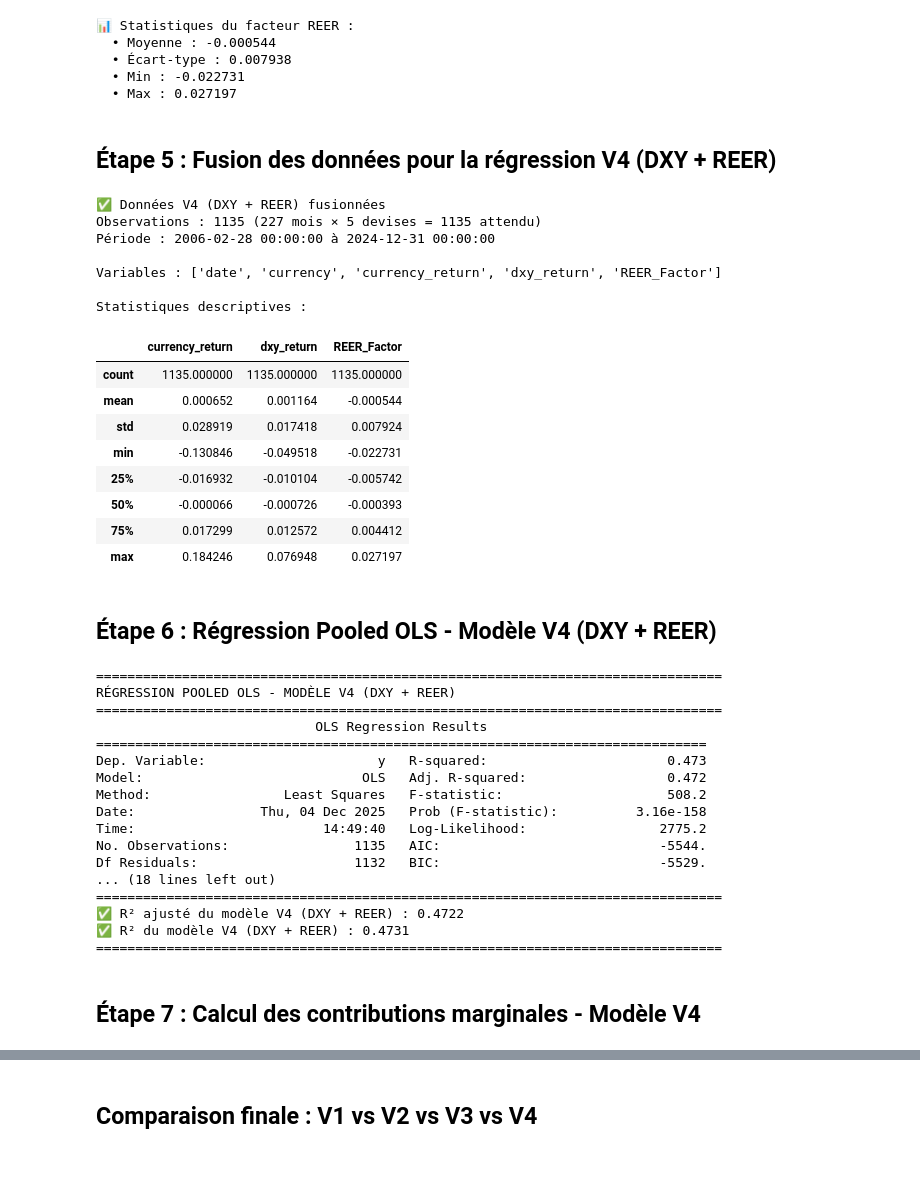
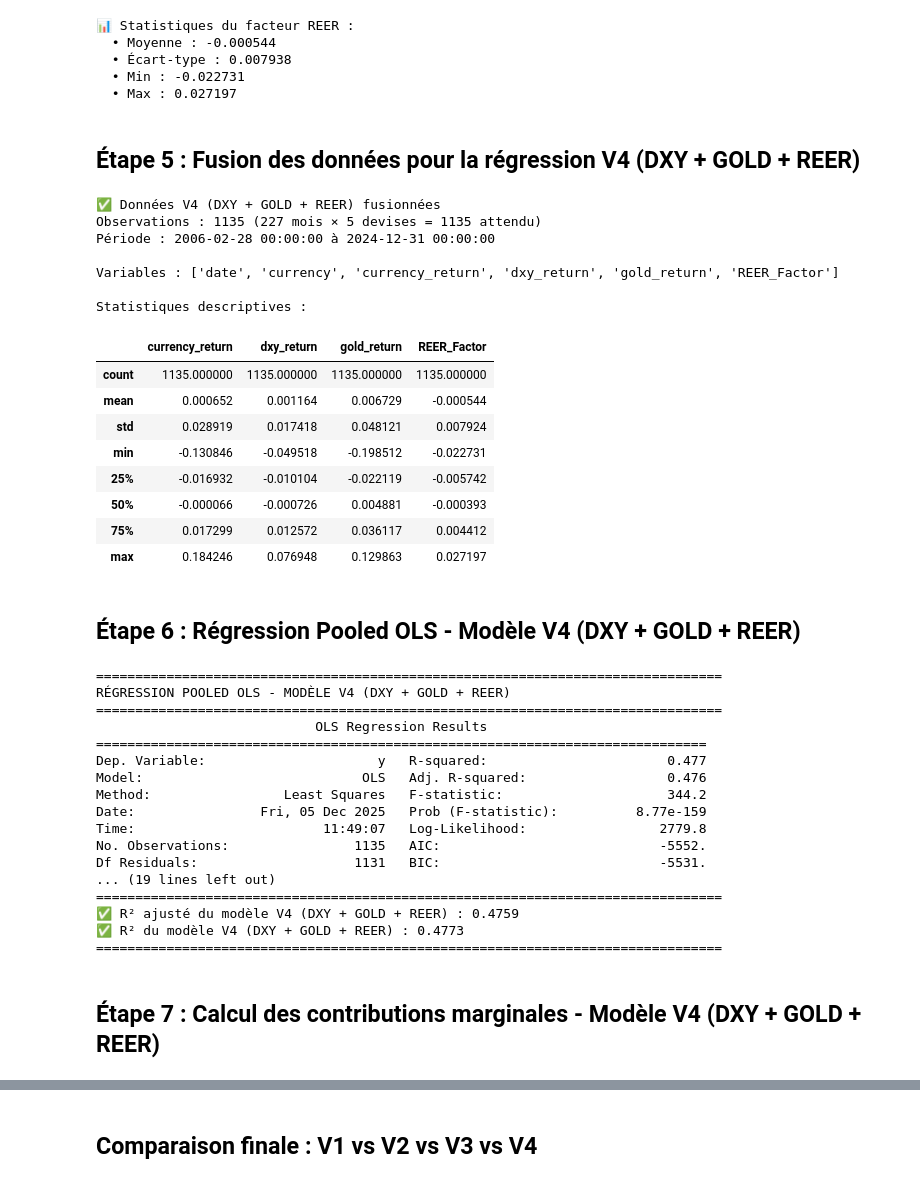
Before and after one commit to Lilas-Bertot/ETUDE-DE-CAS-2, a Jupyter notebook: Étude de cas 2.ipynb, the cells around one changed output, grey strips where cells are left out. Drawn from its saved outputs; the diff is of its cells as text; code cells hidden in the pictures.

```diff
--- a/Étude de cas 2.ipynb
+++ b/Étude de cas 2.ipynb
@@ -2767,64 +2734,69 @@ print(f"  • Max : {reer_factor_df['REER_Factor'].max():.6f}")
   • Min : -0.022731
   • Max : 0.027197
 # %% [markdown]
-## Étape 5 : Fusion des données pour la régression V4 (DXY + REER)
+## Étape 5 : Fusion des données pour la régression V4 (DXY + GOLD + REER)
 # %%
-# Fusion DXY + REER pour V4
+# Fusion DXY + GOLD + REER pour V4
 # Utiliser le format long
 
 # 1. Créer returns_long si nécessaire
 currencies_list = ['Australia', 'Canada', 'Japan', 'Switzerland', 'UK']
 returns_long_v4 = returns.melt(
     id_vars=['date'],
     value_vars=currencies_list,
     var_name='currency',
     value_name='currency_return'
 )
 
 # 2. Fusion avec DXY
 regression_data_v4 = returns_long_v4.merge(
     dxy_monthly[['date', 'dxy_return']], on='date', how='inner'
 )
 
-# 3. Fusion avec REER Factor
+# 3. Fusion avec GOLD
+regression_data_v4 = regression_data_v4.merge(
+    gold_monthly_no_tz[['date', 'gold_return']], on='date', how='inner'
+)
+
+# 4. Fusion avec REER Factor
 regression_data_v4 = regression_data_v4.merge(
     reer_factor_df[['date', 'REER_Factor']], on='date', how='inner'
 )
 
 # Vérification
-print("✅ Données V4 (DXY + REER) fusionnées")
+print("✅ Données V4 (DXY + GOLD + REER) fusionnées")
 print(f"Observations : {len(regression_data_v4)} (227 mois × 5 devises = 1135 attendu)")
 print(f"Période : {regression_data_v4['date'].min()} à {regression_data_v4['date'].max()}")
 print(f"\nVariables : {list(regression_data_v4.columns)}")
 print(f"\nStatistiques descriptives :")
-regression_data_v4[['currency_return', 'dxy_return', 'REER_Factor']].describe()
+regression_data_v4[['currency_return', 'dxy_return', 'gold_return', 'REER_Factor']].describe()
 # %% [output]
-✅ Données V4 (DXY + REER) fusionnées
+✅ Données V4 (DXY + GOLD + REER) fusionnées
 Observations : 1135 (227 mois × 5 devises = 1135 attendu)
 Période : 2006-02-28 00:00:00 à 2024-12-31 00:00:00
 
-Variables : ['date', 'currency', 'currency_return', 'dxy_return', 'REER_Factor']
+Variables : ['date', 'currency', 'currency_return', 'dxy_return', 'gold_return', 'REER_Factor']
 
 Statistiques descriptives :
-|  | currency_return | dxy_return | REER_Factor |
-| count | 1135.000000 | 1135.000000 | 1135.000000 |
-| mean | 0.000652 | 0.001164 | -0.000544 |
-| std | 0.028919 | 0.017418 | 0.007924 |
-| min | -0.130846 | -0.049518 | -0.022731 |
-| 25% | -0.016932 | -0.010104 | -0.005742 |
-| 50% | -0.000066 | -0.000726 | -0.000393 |
-| 75% | 0.017299 | 0.012572 | 0.004412 |
-| max | 0.184246 | 0.076948 | 0.027197 |
+|  | currency_return | dxy_return | gold_return | REER_Factor |
+| count | 1135.000000 | 1135.000000 | 1135.000000 | 1135.000000 |
+| mean | 0.000652 | 0.001164 | 0.006729 | -0.000544 |
+| std | 0.028919 | 0.017418 | 0.048121 | 0.007924 |
+| min | -0.130846 | -0.049518 | -0.198512 | -0.022731 |
+| 25% | -0.016932 | -0.010104 | -0.022119 | -0.005742 |
+| 50% | -0.000066 | -0.000726 | 0.004881 | -0.000393 |
+| 75% | 0.017299 | 0.012572 | 0.036117 | 0.004412 |
+| max | 0.184246 | 0.076948 | 0.129863 | 0.027197 |
 # %% [markdown]
-## Étape 6 : Régression Pooled OLS - Modèle V4 (DXY + REER)
+## Étape 6 : Régression Pooled OLS - Modèle V4 (DXY + GOLD + REER)
 # %%
-# Régression V4: DXY + REER (format long)
+# Régression V4: DXY + GOLD + REER (format long)
 import statsmodels.api as sm
 
 # Utiliser directement le format long
 y_pooled_v4 = regression_data_v4['currency_return'].values
-X_pooled_v4 = regression_data_v4[['dxy_return', 'REER_Factor']].copy()
-X_pooled_v4.columns = ['DXY', 'REER']
+X_pooled_v4 = regression_data_v4[['dxy_return', 'gold_return', 'REER_Factor']].copy()
+X_pooled_v4.columns = ['DXY', 'GOLD', 'REER']
 
 # Ajouter une constante
 X_pooled_v4 = sm.add_constant(X_pooled_v4)
@@ -2835,31 +2807,31 @@ result_pooled_v4 = model_pooled_v4.fit()
 
 # Afficher les résultats
 print("="*80)
-print("RÉGRESSION POOLED OLS - MODÈLE V4 (DXY + REER)")
+print("RÉGRESSION POOLED OLS - MODÈLE V4 (DXY + GOLD + REER)")
 print("="*80)
 print(result_pooled_v4.summary())
 print("\n" + "="*80)
-print(f"✅ R² ajusté du modèle V4 (DXY + REER) : {result_pooled_v4.rsquared_adj:.4f}")
-print(f"✅ R² du modèle V4 (DXY + REER) : {result_pooled_v4.rsquared:.4f}")
+print(f"✅ R² ajusté du modèle V4 (DXY + GOLD + REER) : {result_pooled_v4.rsquared_adj:.4f}")
+print(f"✅ R² du modèle V4 (DXY + GOLD + REER) : {result_pooled_v4.rsquared:.4f}")
 print("="*80)
 # %% [output]
 ================================================================================
-RÉGRESSION POOLED OLS - MODÈLE V4 (DXY + REER)
+RÉGRESSION POOLED OLS - MODÈLE V4 (DXY + GOLD + REER)
 ================================================================================
                             OLS Regression Results
 ==============================================================================
-Dep. Variable:                      y   R-squared:                       0.473
-Model:                            OLS   Adj. R-squared:                  0.472
-Method:                 Least Squares   F-statistic:                     508.2
-Date:                Thu, 04 Dec 2025   Prob (F-statistic):          3.16e-158
-Time:                        14:49:40   Log-Likelihood:                 2775.2
-No. Observations:                1135   AIC:                            -5544.
-Df Residuals:                    1132   BIC:                            -5529.
-... (18 lines left out)
+Dep. Variable:                      y   R-squared:                       0.477
+Model:                            OLS   Adj. R-squared:                  0.476
+Method:                 Least Squares   F-statistic:                     344.2
+Date:                Fri, 05 Dec 2025   Prob (F-statistic):          8.77e-159
+Time:                        11:49:07   Log-Likelihood:                 2779.8
+No. Observations:                1135   AIC:                            -5552.
+Df Residuals:                    1131   BIC:                            -5531.
+... (19 lines left out)
 ================================================================================
-✅ R² ajusté du modèle V4 (DXY + REER) : 0.4722
-✅ R² du modèle V4 (DXY + REER) : 0.4731
+✅ R² ajusté du modèle V4 (DXY + GOLD + REER) : 0.4759
+✅ R² du modèle V4 (DXY + GOLD + REER) : 0.4773
 ================================================================================
 # %% [markdown]
-## Étape 7 : Calcul des contributions marginales - Modèle V4
+## Étape 7 : Calcul des contributions marginales - Modèle V4 (DXY + GOLD + REER)
 # %%
```
Also changed, not shown: parts of 11 cells of this notebook.
